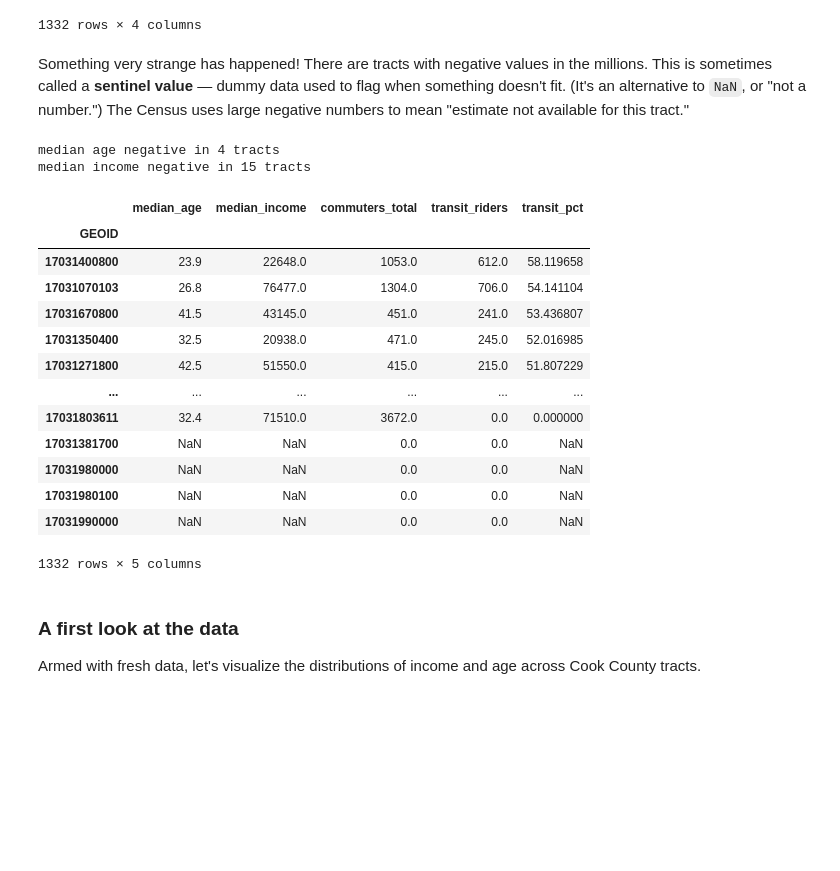
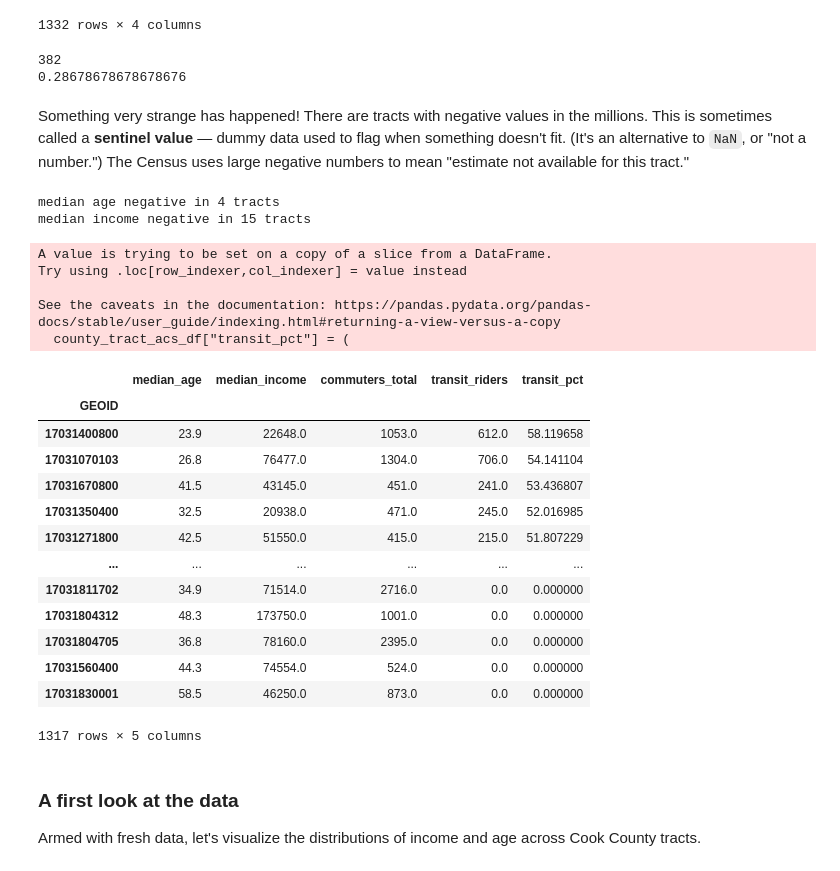
Before and after one commit to sguimaraes-uchi/Notebooks, a Jupyter notebook: Notebook2.ipynb, the cells around one changed output. Cells and saved outputs as stored; diff of their text form; code cells hidden in the pictures; blank space fills up the shorter version.

```diff
--- a/Notebook2.ipynb
+++ b/Notebook2.ipynb
@@ -475,42 +475,58 @@ county_tract_acs_df
 # url = "https://raw.githubusercontent.com/ds-20195/notebooks/refs/heads/main/backup_data/Notebook2_IL_acs_county_tract_data.json"
 # county_tract_acs_df = pd.read_json(url, convert_axes=False)
 # county_tract_acs_df.index.name = "GEOID"
+# %%
+high_median_income = len(county_tract_acs_df.loc[county_tract_acs_df['median_income'] > 100000])
+prop_high_median_income = high_median_income / len(county_tract_acs_df)
+
+print(high_median_income)
+print(prop_high_median_income)
+# %% [output]
+382
+0.28678678678678676
 # %% [markdown]
 Something very strange has happened!  There are tracts with negative values in the millions. This is sometimes called a **sentinel value** — dummy data used to flag when something doesn't fit. (It's an alternative to `NaN`, or "not a number.") The Census uses large negative numbers to mean "estimate not available for this tract."
 # %%
-# how many of these are negative?
 print("median age negative in",    (county_tract_acs_df["median_age"] < 0).sum(),    "tracts")
 print("median income negative in", (county_tract_acs_df["median_income"] < 0).sum(), "tracts")
 
 # replace sentinel values with NaN
 sentinal_value_mask = county_tract_acs_df < 0
 county_tract_acs_df[sentinal_value_mask] = np.nan
+
+# Drop rows that contain any NaN values after sentinel replacement
+county_tract_acs_df = county_tract_acs_df.dropna()
 
 # derived variable: transit commute share
 county_tract_acs_df["transit_pct"] = (
     100 * county_tract_acs_df["transit_riders"] / county_tract_acs_df["commuters_total"]
 )
 
 # Sort by transit commute share, largest to smallest
 county_tract_acs_df = county_tract_acs_df.sort_values("transit_pct", ascending=False)
 county_tract_acs_df
 # %% [output]
 median age negative in 4 tracts
 median income negative in 15 tracts
+A value is trying to be set on a copy of a slice from a DataFrame.
+Try using .loc[row_indexer,col_indexer] = value instead
+
+See the caveats in the documentation: https://pandas.pydata.org/pandas-docs/stable/user_guide/indexing.html#returning-a-view-versus-a-copy
+  county_tract_acs_df["transit_pct"] = (
 |  | median_age | median_income | commuters_total | transit_riders | transit_pct |
 | GEOID |  |  |  |  |  |
 | 17031400800 | 23.9 | 22648.0 | 1053.0 | 612.0 | 58.119658 |
 | 17031070103 | 26.8 | 76477.0 | 1304.0 | 706.0 | 54.141104 |
 | 17031670800 | 41.5 | 43145.0 | 451.0 | 241.0 | 53.436807 |
 | 17031350400 | 32.5 | 20938.0 | 471.0 | 245.0 | 52.016985 |
 | 17031271800 | 42.5 | 51550.0 | 415.0 | 215.0 | 51.807229 |
 | ... | ... | ... | ... | ... | ... |
-| 17031803611 | 32.4 | 71510.0 | 3672.0 | 0.0 | 0.000000 |
-| 17031381700 | NaN | NaN | 0.0 | 0.0 | NaN |
-| 17031980000 | NaN | NaN | 0.0 | 0.0 | NaN |
-| 17031980100 | NaN | NaN | 0.0 | 0.0 | NaN |
-| 17031990000 | NaN | NaN | 0.0 | 0.0 | NaN |
+| 17031811702 | 34.9 | 71514.0 | 2716.0 | 0.0 | 0.000000 |
+| 17031804312 | 48.3 | 173750.0 | 1001.0 | 0.0 | 0.000000 |
+| 17031804705 | 36.8 | 78160.0 | 2395.0 | 0.0 | 0.000000 |
+| 17031560400 | 44.3 | 74554.0 | 524.0 | 0.0 | 0.000000 |
+| 17031830001 | 58.5 | 46250.0 | 873.0 | 0.0 | 0.000000 |
-1332 rows × 5 columns
+1317 rows × 5 columns
 # %% [markdown]
 ### A first look at the data
 
```
Also changed, not shown: parts of 11 cells of this notebook.
